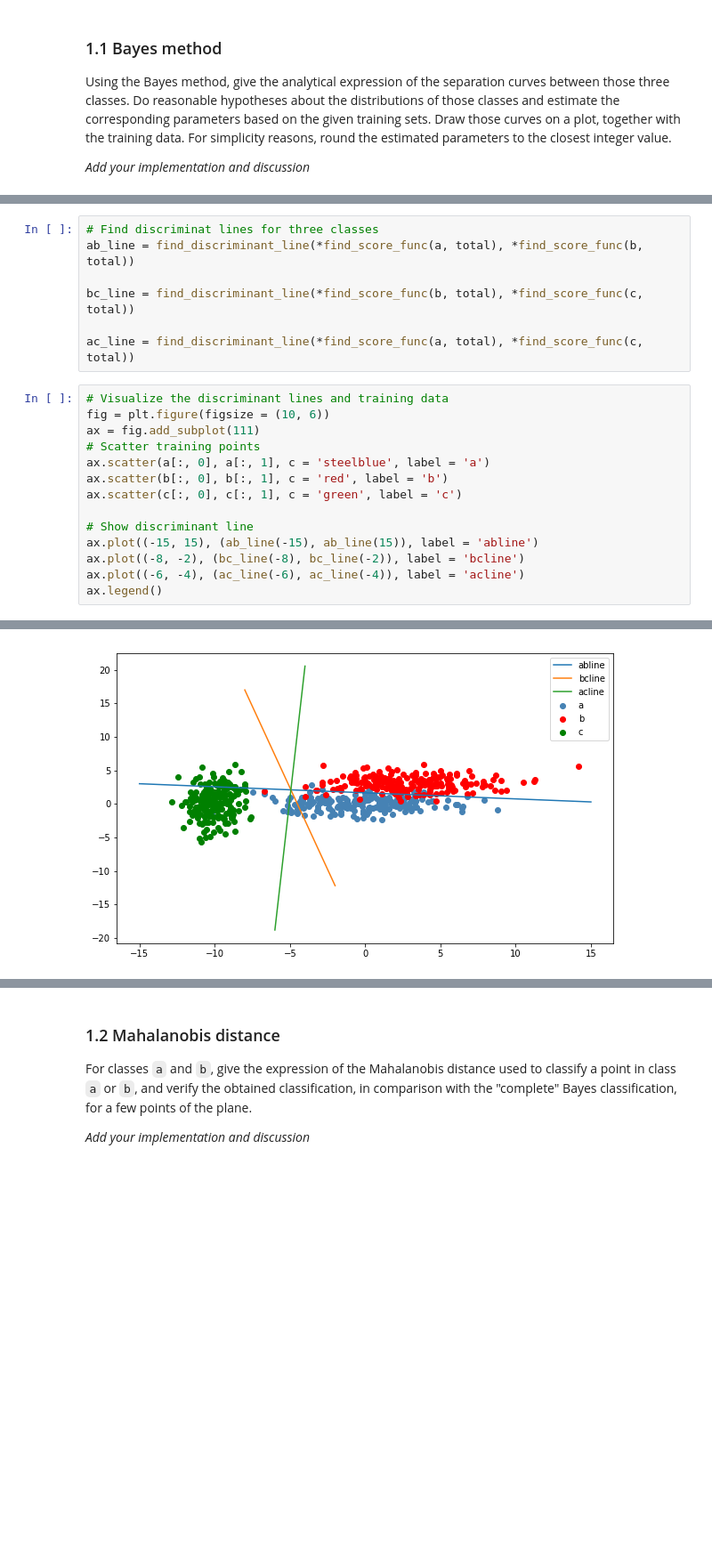
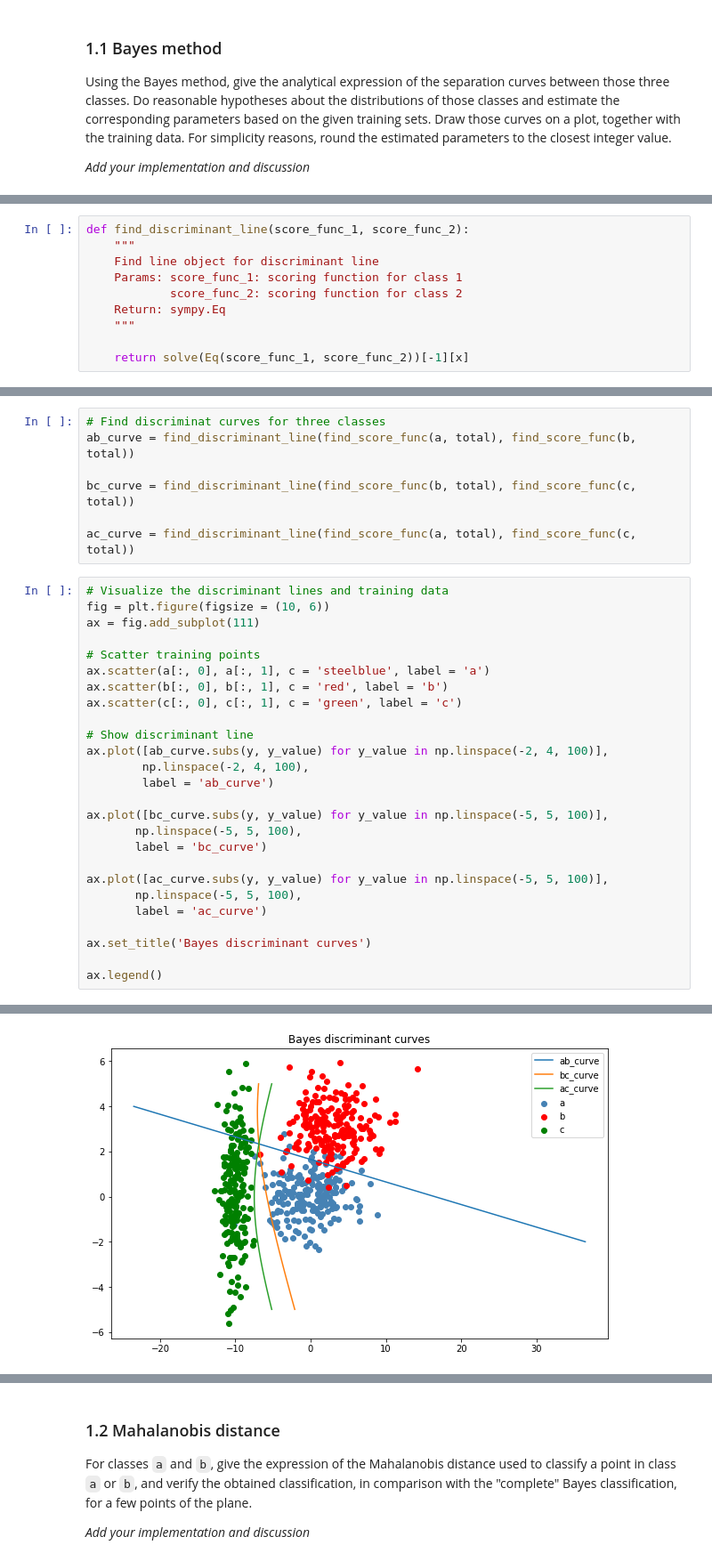
Before and after one commit to lchenbb/Image-Analysis-and-Pattern-Recognition, a Jupyter notebook: labs/lab_03_classification.ipynb, the cells around one changed output, grey strips where cells are left out. Shown at 89% size. Saved outputs shown, nothing was run; the diff lists cells and outputs as text; blank space fills up the shorter version.

Commit message:
Add discrminant curves

```diff
--- a/labs/lab_03_classification.ipynb
+++ b/labs/lab_03_classification.ipynb
@@ -145,0 +183,10 @@ def find_discriminant_line(c0_coef_1, c0_coef_0, c1_coef_1, c1_coef_0):
+# %%
+def find_discriminant_line(score_func_1, score_func_2):
+    """
+    Find line object for discriminant line
+    Params: score_func_1: scoring function for class 1
+            score_func_2: scoring function for class 2
+    Return: sympy.Eq
+    """
+
+    return solve(Eq(score_func_1, score_func_2))[-1][x]
@@ -146,24 +195,36 @@ def find_discriminant_line(c0_coef_1, c0_coef_0, c1_coef_1, c1_coef_0):
 # %%
-# Find discriminat lines for three classes
-ab_line = find_discriminant_line(*find_score_func(a, total), *find_score_func(b, total))
+# Find discriminat curves for three classes
+ab_curve = find_discriminant_line(find_score_func(a, total), find_score_func(b, total))
 
-bc_line = find_discriminant_line(*find_score_func(b, total), *find_score_func(c, total))
+bc_curve = find_discriminant_line(find_score_func(b, total), find_score_func(c, total))
 
-ac_line = find_discriminant_line(*find_score_func(a, total), *find_score_func(c, total))
+ac_curve = find_discriminant_line(find_score_func(a, total), find_score_func(c, total))
 # %%
 # Visualize the discriminant lines and training data
 fig = plt.figure(figsize = (10, 6))
 ax = fig.add_subplot(111)
+
 # Scatter training points
 ax.scatter(a[:, 0], a[:, 1], c = 'steelblue', label = 'a')
 ax.scatter(b[:, 0], b[:, 1], c = 'red', label = 'b')
 ax.scatter(c[:, 0], c[:, 1], c = 'green', label = 'c')
 
 # Show discriminant line
-ax.plot((-15, 15), (ab_line(-15), ab_line(15)), label = 'abline')
-ax.plot((-8, -2), (bc_line(-8), bc_line(-2)), label = 'bcline')
-ax.plot((-6, -4), (ac_line(-6), ac_line(-4)), label = 'acline')
+ax.plot([ab_curve.subs(y, y_value) for y_value in np.linspace(-2, 4, 100)],
+        np.linspace(-2, 4, 100),
+        label = 'ab_curve')
+
+ax.plot([bc_curve.subs(y, y_value) for y_value in np.linspace(-5, 5, 100)],
+       np.linspace(-5, 5, 100),
+       label = 'bc_curve')
+
+ax.plot([ac_curve.subs(y, y_value) for y_value in np.linspace(-5, 5, 100)],
+       np.linspace(-5, 5, 100),
+       label = 'ac_curve')
+
+ax.set_title('Bayes discriminant curves')
+
 ax.legend()
 # %% [output]
 <matplotlib.legend.Legend at 0x...>
-[figure, old version]
+[figure, new version]
```
Also changed, not shown: parts of 35 cells of this notebook.
